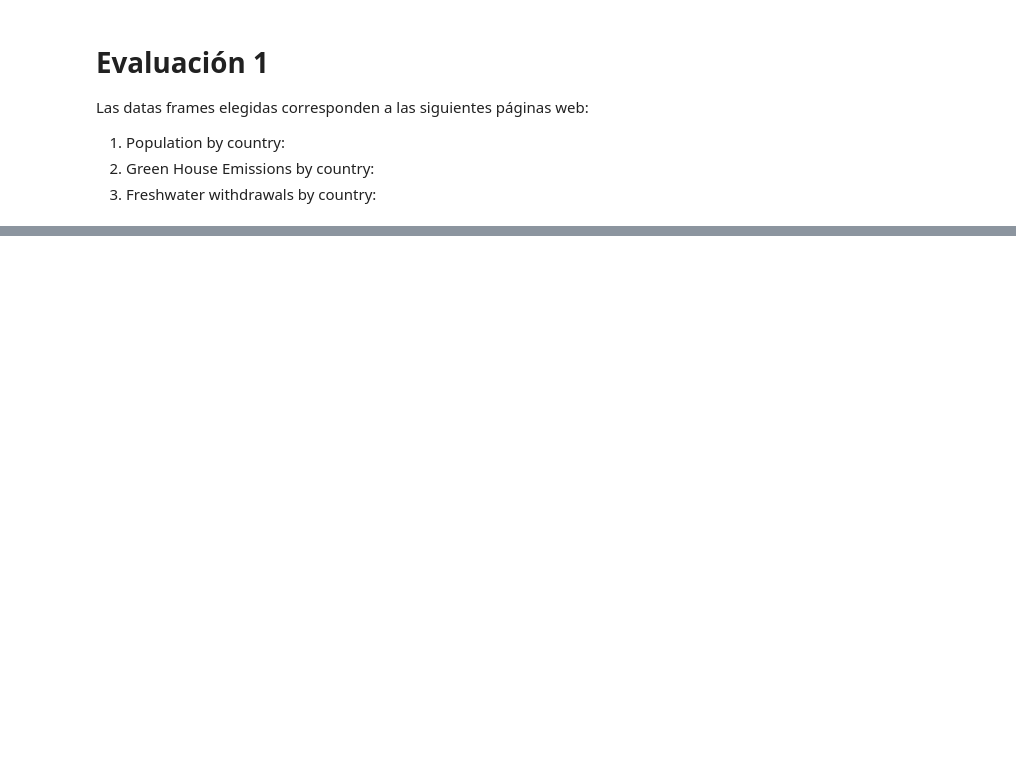
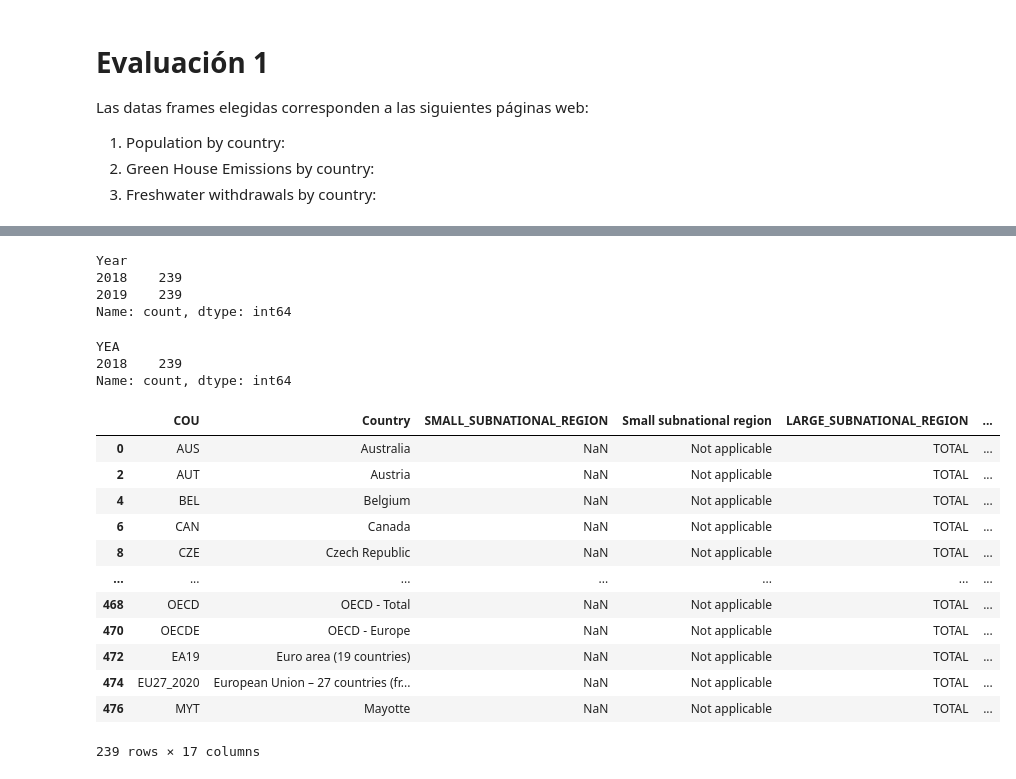
Before and after one commit to SpatialDataScience23-2/Evaluacion1, a Jupyter notebook: Evaluación1_20215893.ipynb, the cells around one changed output, grey strips where cells are left out. Cells and saved outputs as stored; diff of their text form; code cells hidden in the pictures; blank space fills up the shorter version.

```diff
--- a/Evaluación1_20215893.ipynb
+++ b/Evaluación1_20215893.ipynb
@@ -33,0 +85,34 @@ h2O_withdrawl
+# %%
+pm2_5.Year.value_counts()
+# %% [output]
+Year
+2018    239
+2019    239
+Name: count, dtype: int64
+# %%
+pm2_5_new=pm2_5.copy()
+pm2_5_new_1=pm2_5_new[pm2_5_new["Year"]==2018]
+pm2_5_new_1.YEA.value_counts()
+# %% [output]
+YEA
+2018    239
+Name: count, dtype: int64
+# %%
+pm25=pm2_5_new_1.copy()
+byeColumns=['Year','YEA']
+pm25.drop(columns=byeColumns,inplace=True)
+pm25
+# %% [output]
+|  | COU | Country | SMALL_SUBNATIONAL_REGION | Small subnational region | LARGE_SUBNATIONAL_REGION | ... |
+| 0 | AUS | Australia | NaN | Not applicable | TOTAL | ... |
+| 2 | AUT | Austria | NaN | Not applicable | TOTAL | ... |
+| 4 | BEL | Belgium | NaN | Not applicable | TOTAL | ... |
+| 6 | CAN | Canada | NaN | Not applicable | TOTAL | ... |
+| 8 | CZE | Czech Republic | NaN | Not applicable | TOTAL | ... |
+| ... | ... | ... | ... | ... | ... | ... |
+| 468 | OECD | OECD - Total | NaN | Not applicable | TOTAL | ... |
+| 470 | OECDE | OECD - Europe | NaN | Not applicable | TOTAL | ... |
+| 472 | EA19 | Euro area (19 countries) | NaN | Not applicable | TOTAL | ... |
+| 474 | EU27_2020 | European Union – 27 countries (fr... | NaN | Not applicable | TOTAL | ... |
+| 476 | MYT | Mayotte | NaN | Not applicable | TOTAL | ... |
+239 rows × 17 columns
```
Also changed, not shown: parts of 12 cells of this notebook, 1 other file.
